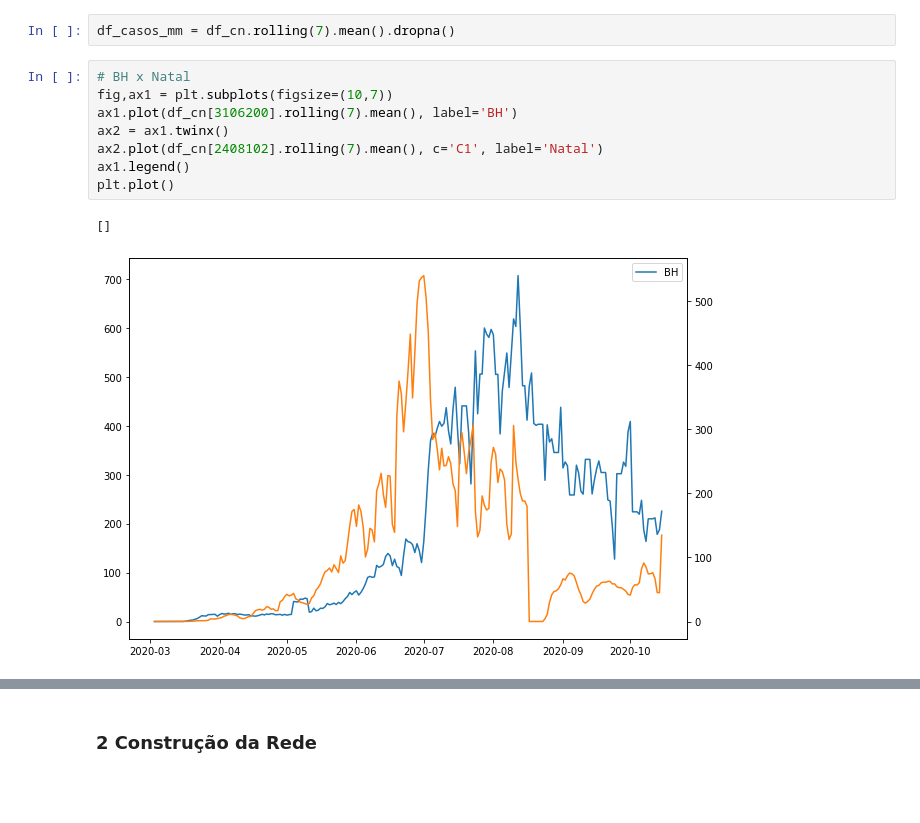
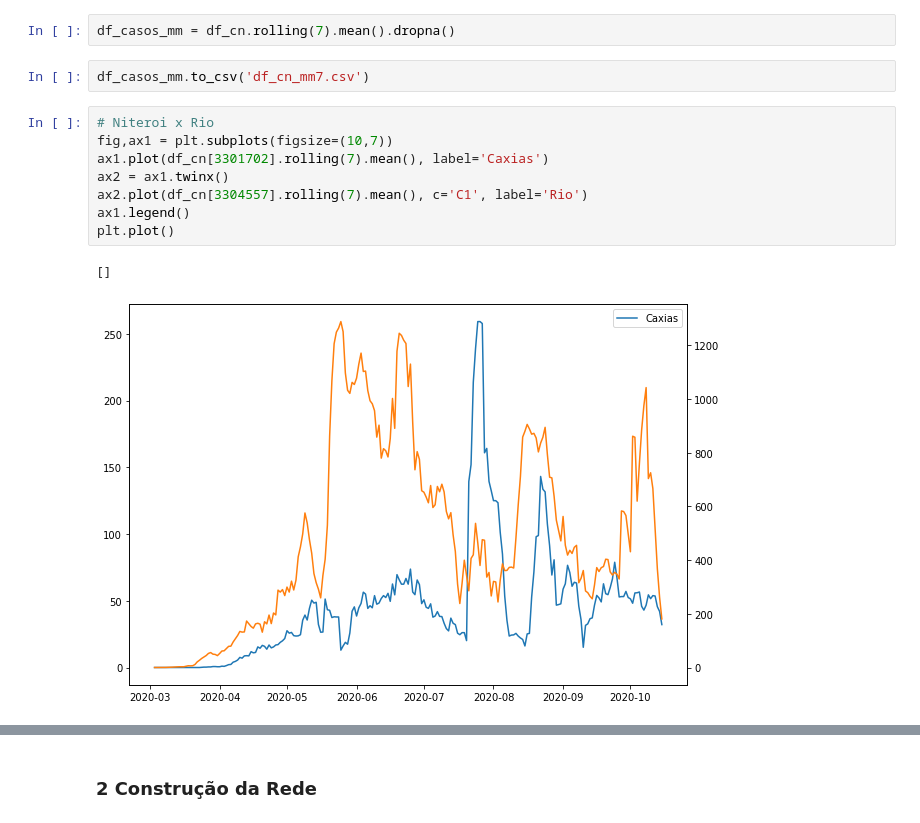
Before and after one commit to girsant/COVID_19, a Jupyter notebook: CPS765_Trab2_Construcao.ipynb, the cells around one changed output, grey strips where cells are left out. Saved outputs shown, nothing was run; the diff lists cells and outputs as text; blank space fills up the shorter version.

```diff
--- a/CPS765_Trab2_Construcao.ipynb
+++ b/CPS765_Trab2_Construcao.ipynb
@@ -93,14 +156,16 @@ df_cn = df_ca_i.diff(periods=1)[1:]
 Média móvel de 7 dias:
 # %%
 df_casos_mm = df_cn.rolling(7).mean().dropna()
+# %%
+df_casos_mm.to_csv('df_cn_mm7.csv')
 # %%
-# BH x Natal
+# Niteroi x Rio
 fig,ax1 = plt.subplots(figsize=(10,7))
-ax1.plot(df_cn[3106200].rolling(7).mean(), label='BH')
+ax1.plot(df_cn[3301702].rolling(7).mean(), label='Caxias')
 ax2 = ax1.twinx()
-ax2.plot(df_cn[2408102].rolling(7).mean(), c='C1', label='Natal')
+ax2.plot(df_cn[3304557].rolling(7).mean(), c='C1', label='Rio')
 ax1.legend()
 plt.plot()
 # %% [output]
 []
-[figure, old version]
+[figure, new version]
```
Also changed, not shown: parts of 32 cells of this notebook.
